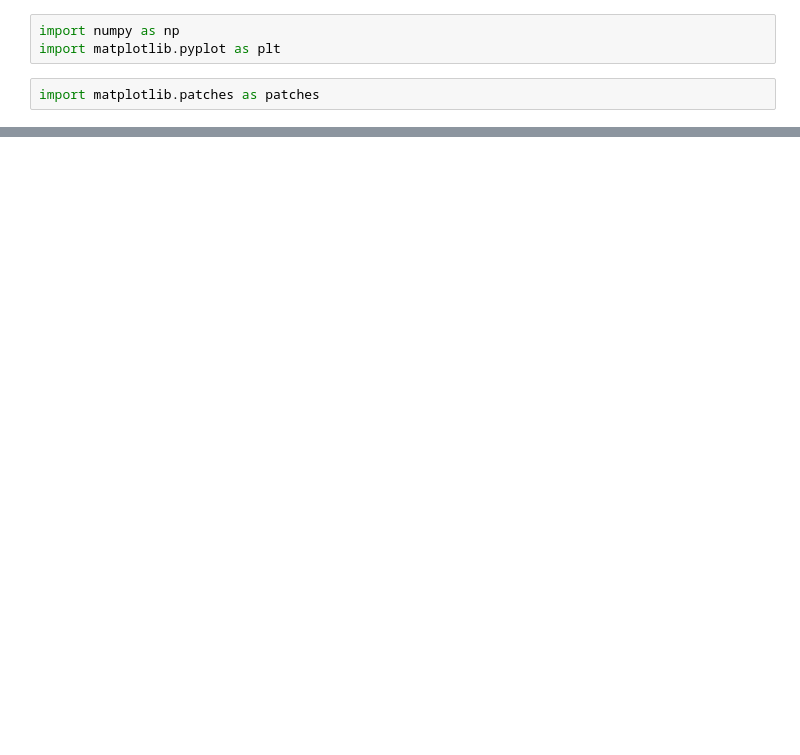
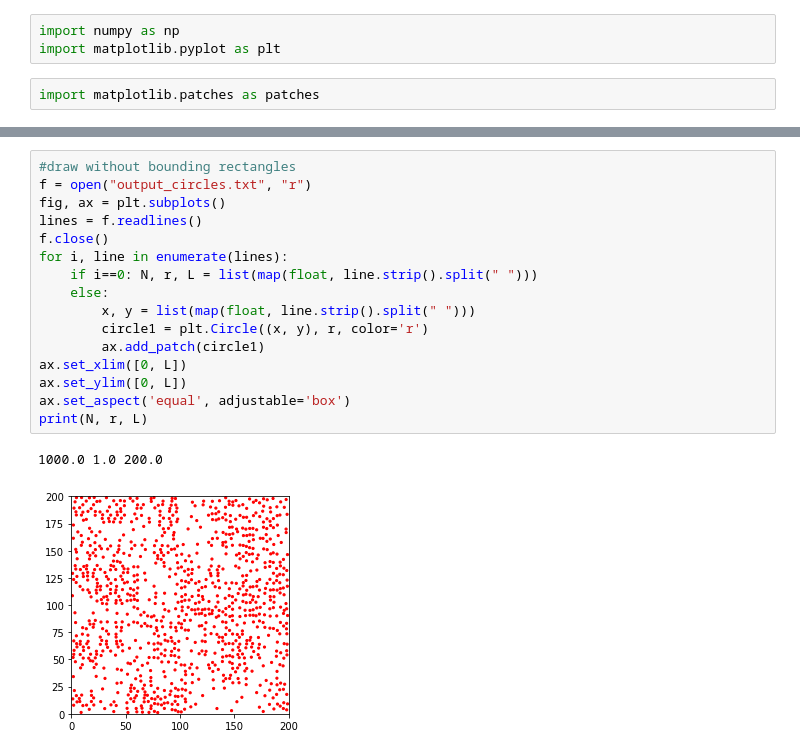
Before and after one commit to samurdhilbk/Drone-Placement, a Jupyter notebook: visualize_results.ipynb, the cells around one changed output, grey strips where cells are left out. Cells and saved outputs as stored; diff of their text form; blank space fills up the shorter version.

Commit message:
Added Python notebook for visualization

```diff
--- a/visualize_results.ipynb
+++ b/visualize_results.ipynb
@@ -31,3 +32,22 @@ print(N, r, L)
 # %% [output]
 1000.0 1.0 200.0
 [figure]
+# %%
+#draw without bounding rectangles
+f = open("output_circles.txt", "r")
+fig, ax = plt.subplots()
+lines = f.readlines()
+f.close()
+for i, line in enumerate(lines):
+    if i==0: N, r, L = list(map(float, line.strip().split(" ")))
+    else:
+        x, y = list(map(float, line.strip().split(" ")))
+        circle1 = plt.Circle((x, y), r, color='r')
+        ax.add_patch(circle1)
+ax.set_xlim([0, L])
+ax.set_ylim([0, L])
+ax.set_aspect('equal', adjustable='box')
+print(N, r, L)
+# %% [output]
+1000.0 1.0 200.0
+[figure, added]
```
Also changed, not shown: parts of 1 cell of this notebook.
